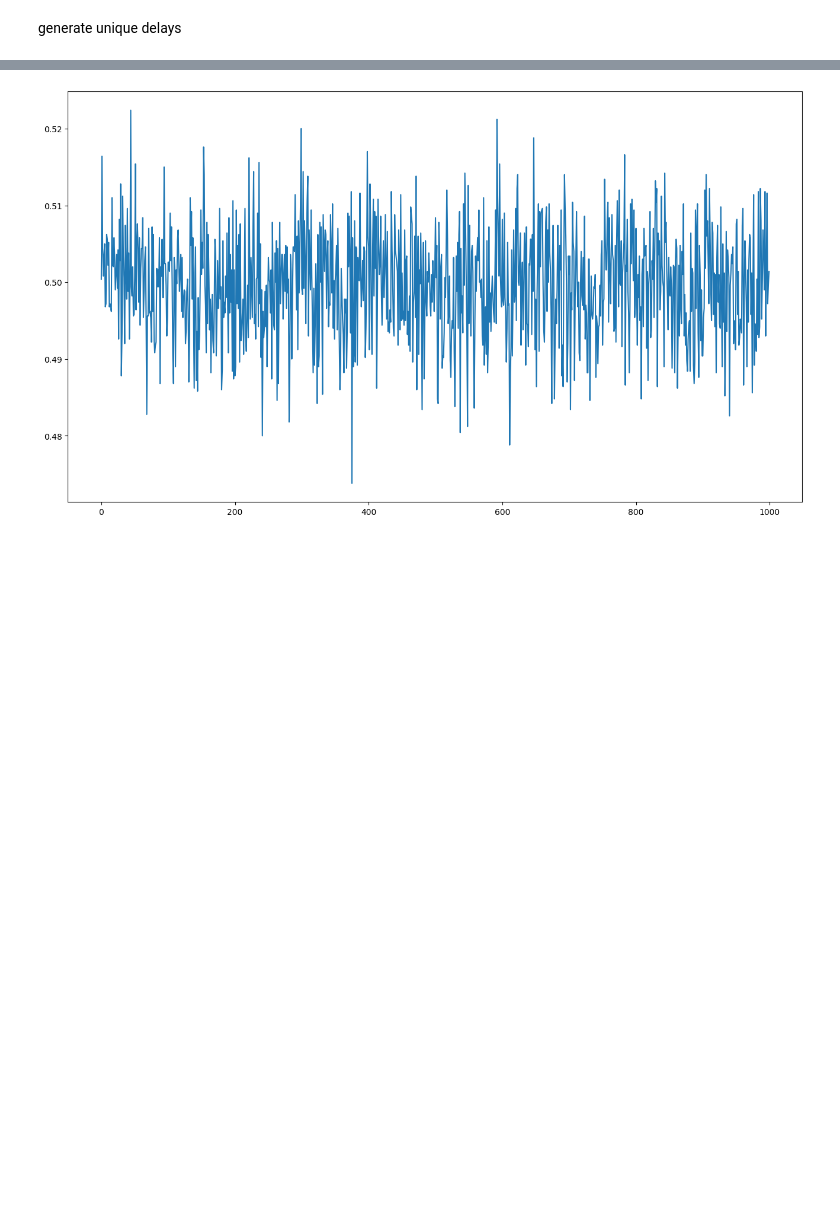
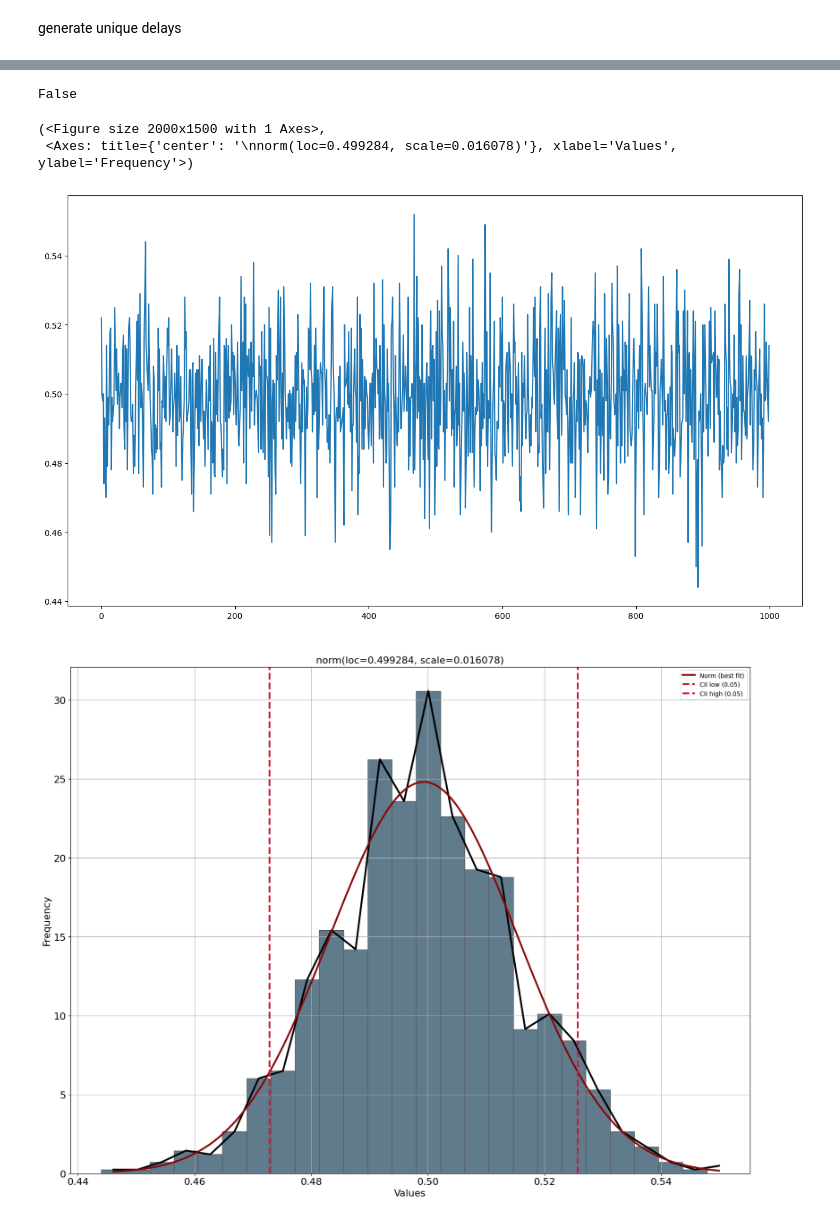
Before and after one commit to Katletos/diploma, a Jupyter notebook: puf.ipynb, the cells around one changed output, grey strips where cells are left out. Saved outputs shown, nothing was run; the diff lists cells and outputs as text; code cells hidden in the pictures; blank space fills up the shorter version.

```diff
--- a/puf.ipynb
+++ b/puf.ipynb
@@ -6,7 +7,7 @@ import matplotlib.pyplot as plt
 # %% [markdown]
 generate unique delays
 # %%
-NUMBER_OF_PAIRS = 5000
+NUMBER_OF_PAIRS = 1000
 PD_COUNT = 1000
 
 MIN_RANGE = 300.0
@@ -14,8 +15,8 @@ MAX_RANGE = 1200.0
 MIN_DIVIATION = -0.10
 MAX_DIVIATION = +0.10
 
-# SAME_DELAYS = False
-SAME_DELAYS = True
+SAME_DELAYS = False
+# SAME_DELAYS = True
 # %%
 def select_pairs_of_indexes(number_of_pairs: int, count: int) -> set:
     """select N random pairs of indexes"""
@@ -75,6 +76,10 @@ def calc_bit_vector_metrics(bit_vector: list) -> int:
     # print(f"uniformity = {uniformity}")
 # %%
 prop_delays = generate_propagation_delays(SAME_DELAYS, PD_COUNT)
+
+
+def ne_bit_vectors(a: list, b: list) -> bool:
+    return any(list(map(lambda x: x[0] != x[1], zip(a, b))))
 
 
 unif = []
@@ -86,9 +91,22 @@ for _ in range(1000):
     unif.append(uniformity)
     vectors.append(bit_vector)
 
+same = False
+for i in range(0, len(vectors) - 1):
+    for j in range(i + 1, len(vectors) - 1):
+        if i == j:
+            continue
+        if not ne_bit_vectors(vectors[i], vectors[j]):
+            same = True
+            print(f"{i} and {j} are the same!!!")
 
+print(same)
 plt.figure(figsize=(16, 9))
 plt.plot(unif)
 # plt.hist(prop_delays)
 # plt.hist(bit_vector)
+
+dfit = distfit(distr="norm")
+dfit.fit_transform(np.array(unif))
+dfit.plot()
 # %% [output]
@@ -96 +120,5 @@ plt.plot(unif)
+False
+(<Figure size 2000x1500 with 1 Axes>,
+ <Axes: title={'center': '\nnorm(loc=0.499284, scale=0.016078)'}, xlabel='Values', ylabel='Frequency'>)
-[figure, old version]
+[figure, new version]
+[figure, added]
```
Also changed, not shown: parts of 2 cells of this notebook.
